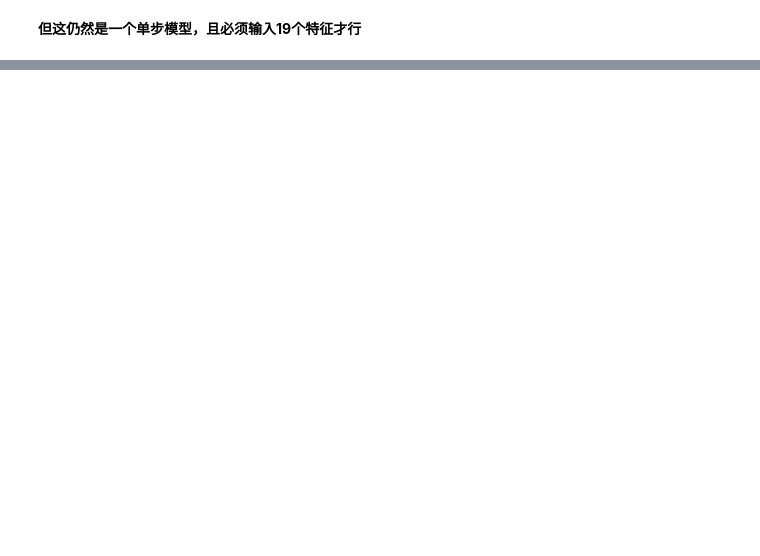
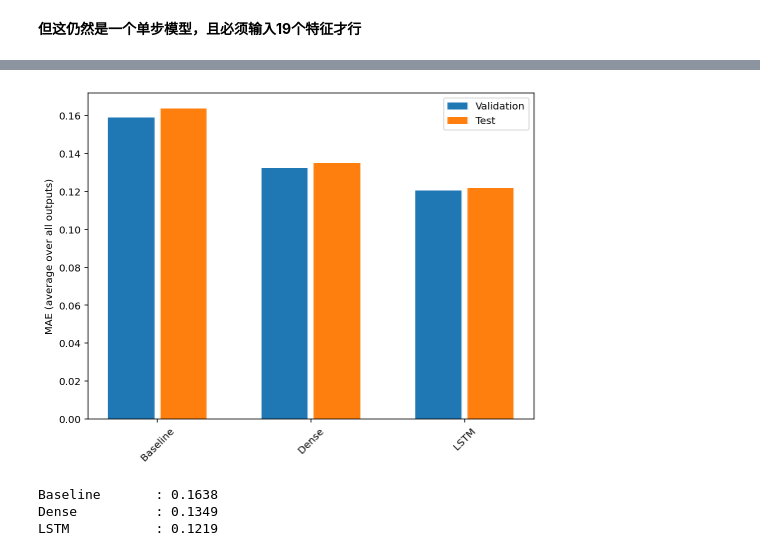
Before and after one commit to Kira1108/TimeSeriesCode, a Jupyter notebook: 9. Tensorflow.ipynb, the cells around one changed output, grey strips where cells are left out. Cells and saved outputs as stored; diff of their text form; code cells hidden in the pictures; blank space fills up the shorter version.

```diff
--- a/9. Tensorflow.ipynb
+++ b/9. Tensorflow.ipynb
@@ -794,0 +873,5 @@ wide_conv_window.plot(conv_model)
+# %%
+val_performance = {}
+performance = {}
+val_performance['Baseline'] = baseline.evaluate(wide_window.val)
+performance['Baseline'] = baseline.evaluate(wide_window.test, verbose=0)
@@ -794,0 +888,6 @@ wide_conv_window.plot(conv_model)
+# %%
+history = compile_and_fit(dense, single_step_window)
+
+IPython.display.clear_output()
+val_performance['Dense'] = dense.evaluate(single_step_window.val)
+performance['Dense'] = dense.evaluate(single_step_window.test, verbose=0)
@@ -794,0 +898,19 @@ wide_conv_window.plot(conv_model)
+# %%
+%%time
+wide_window = WindowGenerator(
+    input_width=24, label_width=24, shift=1)
+
+lstm_model = tf.keras.models.Sequential([
+    # Shape [batch, time, features] => [batch, time, lstm_units]
+    tf.keras.layers.LSTM(32, return_sequences=True),
+    # Shape => [batch, time, features]
+    tf.keras.layers.Dense(units=num_features)
+])
+
+history = compile_and_fit(lstm_model, wide_window)
+
+IPython.display.clear_output()
+val_performance['LSTM'] = lstm_model.evaluate( wide_window.val)
+performance['LSTM'] = lstm_model.evaluate( wide_window.test, verbose=0)
+
+print()
@@ -794,0 +922,24 @@ wide_conv_window.plot(conv_model)
+# %%
+x = np.arange(len(performance))
+width = 0.3
+
+metric_name = 'mean_absolute_error'
+metric_index = lstm_model.metrics_names.index('mean_absolute_error')
+val_mae = [v[metric_index] for v in val_performance.values()]
+test_mae = [v[metric_index] for v in performance.values()]
+
+plt.bar(x - 0.17, val_mae, width, label='Validation')
+plt.bar(x + 0.17, test_mae, width, label='Test')
+plt.xticks(ticks=x, labels=performance.keys(),
+           rotation=45)
+plt.ylabel('MAE (average over all outputs)')
+_ = plt.legend()
+# %% [output]
+[figure, added]
+# %%
+for name, value in performance.items():
+    print(f'{name:15s}: {value[1]:0.4f}')
+# %% [output]
+Baseline       : 0.1638
+Dense          : 0.1349
+LSTM           : 0.1219
```
Also changed, not shown: parts of 40 cells of this notebook, 1 other file.
